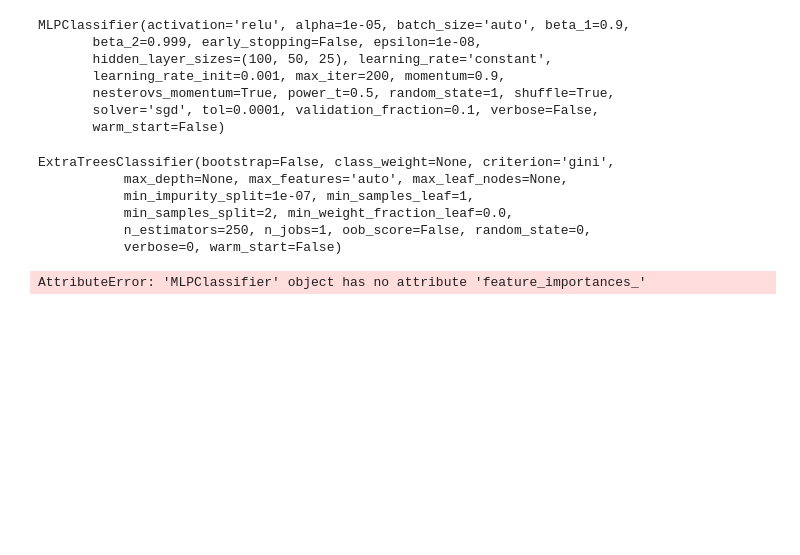
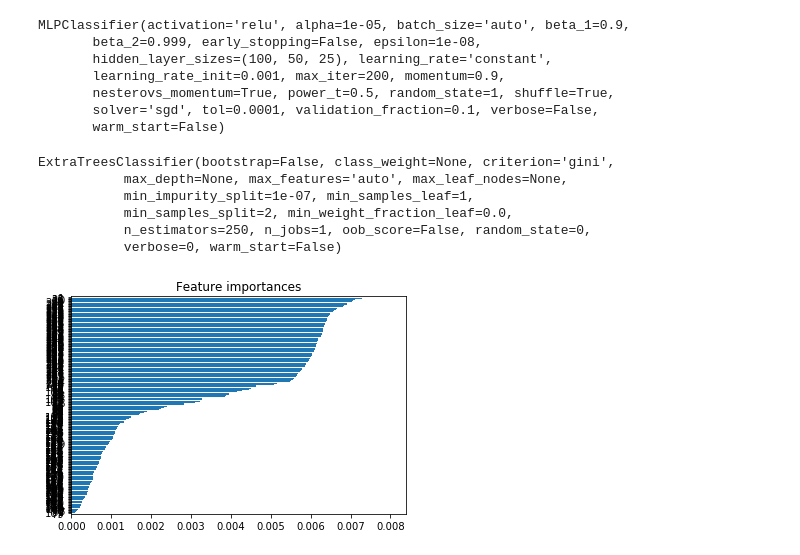
Before and after one commit to GreysonL/MIT6.867, a Jupyter notebook: Code/3c_Variable_importance_imputed_data.ipynb, the cells around one changed output. Cells and saved outputs as stored; diff of their text form; code cells hidden in the pictures; blank space fills up the shorter version.

```diff
--- a/Code/3c_Variable_importance_imputed_data.ipynb
+++ b/Code/3c_Variable_importance_imputed_data.ipynb
@@ -182,21 +182,22 @@ ExtraTreesClassifier(bootstrap=False, class_weight=None, criterion='gini',
            n_estimators=250, n_jobs=1, oob_score=False, random_state=0,
            verbose=0, warm_start=False)
 # %%
+### Plot feature importance
 # https://stackoverflow.com/questions/44511636/matplotlib-plot-feature-importance-with-feature-names
 importances = forest.feature_importances_
 std = np.std([tree.feature_importances_ for tree in forest.estimators_],
              axis=0)
 indices = np.argsort(importances)
 
 # Plot the feature importances of the forest
 plt.figure()
 plt.title("Feature importances")
-plt.barh(range(X.shape[1]), importances[indices],
-       color="r", xerr=std[indices], align="center")
+plt.barh(range(X.shape[1]), importances[indices])#,
+       #color="r")#, xerr=std[indices], align="center")
 # If you want to define your own labels,
 # change indices to a list of labels on the following line.
 plt.yticks(range(X.shape[1]), indices)
 plt.ylim([-1, X.shape[1]])
 plt.show()
 # %% [output]
-AttributeError: 'MLPClassifier' object has no attribute 'feature_importances_'
+[figure, added]
```
Also changed, not shown: parts of 1 cell of this notebook, 1 other file.
